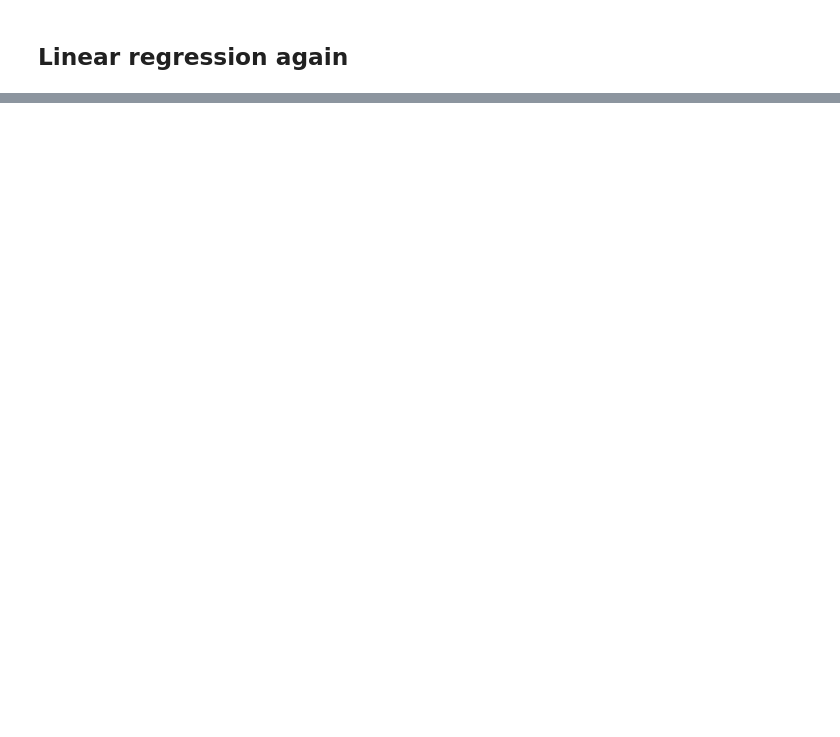
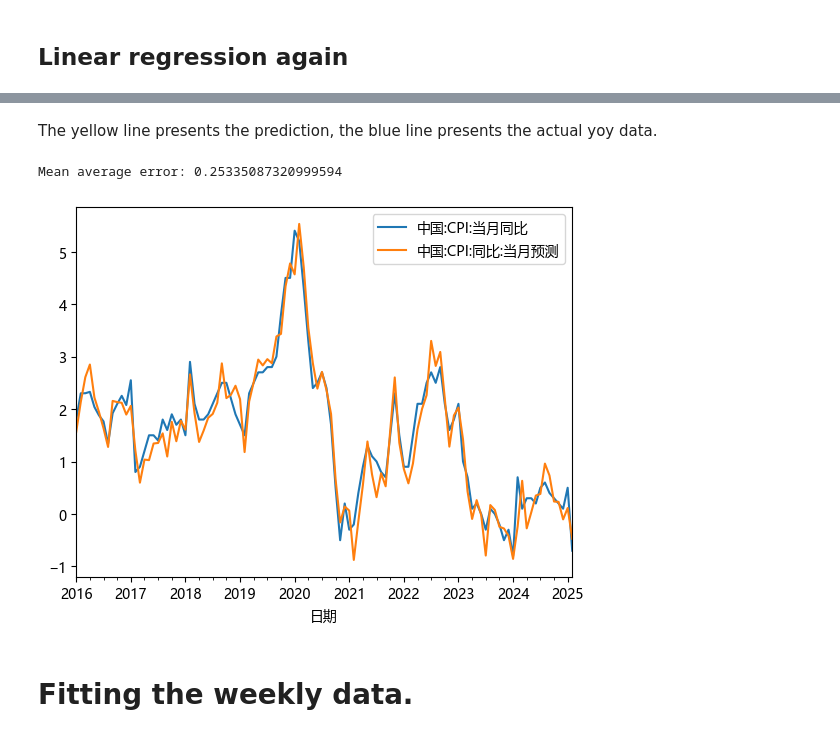
Before and after one commit to Allwings1/qps_group5, a Jupyter notebook: Fitting high frequency data_PMI.ipynb, the cells around one changed output, grey strips where cells are left out. Drawn from its saved outputs; the diff is of its cells as text; code cells hidden in the pictures; blank space fills up the shorter version.

```diff
--- a/Fitting high frequency data_PMI.ipynb
+++ b/Fitting high frequency data_PMI.ipynb
@@ -811,0 +815,6 @@ plt.show()
+# %%
+df_true_CPI = pd.concat([pd.Series(true_values, index=cpi_y.index[window_size:]), pd.Series(predictions, index=cpi_y.index[window_size:])], axis=1, keys=['中国:CPI:环比', '中国:CPI:环比:月度预测'])
+df_cpi = df_result['中国:CPI:环比'].reset_index()
+df_true_CPI = df_cpi.merge(df_true_CPI,left_on='日期',right_on='日期',how='left').rename(columns={'中国:CPI:环比_x':'中国:CPI:环比'})
+df_true_CPI.drop(columns=['中国:CPI:环比_y'],inplace=True)
+df_true_CPI
@@ -811,0 +835,5 @@ plt.show()
+# %%
+df_merge = df_true_CPI.copy()
+df_merge.set_index('日期',inplace=True) # Set the '日期' column as the index
+df_merge["中国:CPI:当月同比"] = df_result["中国:CPI:当月同比"] # Add the year-on-year CPI data
+df_merge
@@ -811,0 +855,18 @@ plt.show()
+# %%
+df_merge["中国:CPI:同比:当月预测"] = (
+    (1 + (df_merge["中国:CPI:当月同比"].shift(1))/100) *  # Use the previous month's year-on-year CPI data
+    (1 + (df_merge["中国:CPI:环比:月度预测"])/100) /  # Use the predicted month-on-month CPI growth rate
+    (1 + (df_merge["中国:CPI:环比"].shift(12)/100))  # Use the year-ago month-on-month CPI growth rate
+)*100 - 100
+# %% [markdown]
+The yellow line presents the prediction, the blue line presents the actual yoy data.
+# %%
+df_merge.dropna(inplace = True)
+df_merge[['中国:CPI:当月同比','中国:CPI:同比:当月预测']].plot() # Plot the year-on-year CPI data and the predicted year-on-year CPI data
+mae = mean_absolute_error(df_merge['中国:CPI:当月同比'], df_merge['中国:CPI:同比:当月预测'])
+print(f"Mean average error: {mae}")
+# %% [output]
+Mean average error: 0.25335087320999594
+[figure, added]
+# %% [markdown]
+# Fitting the weekly data.
```
Also changed, not shown: parts of 36 cells of this notebook.
